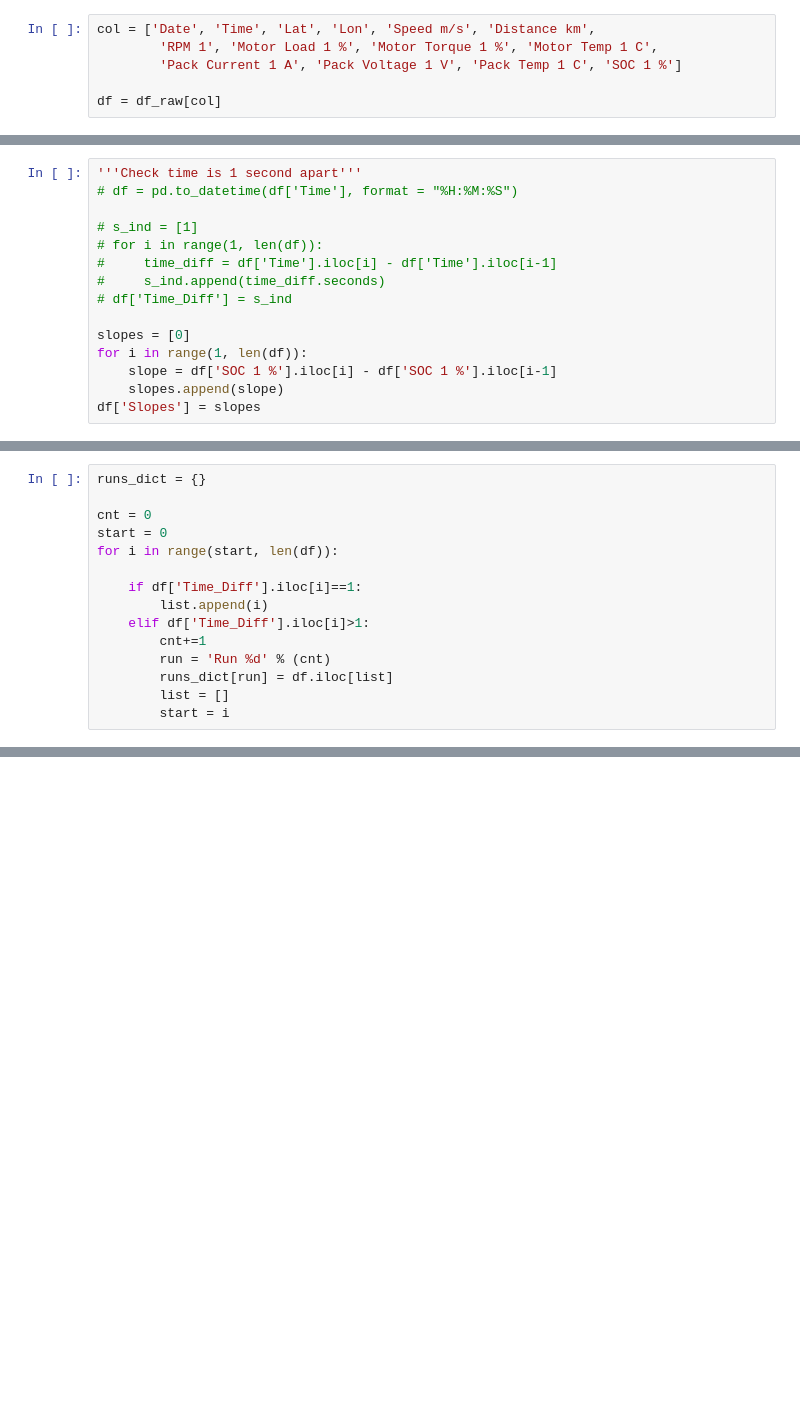
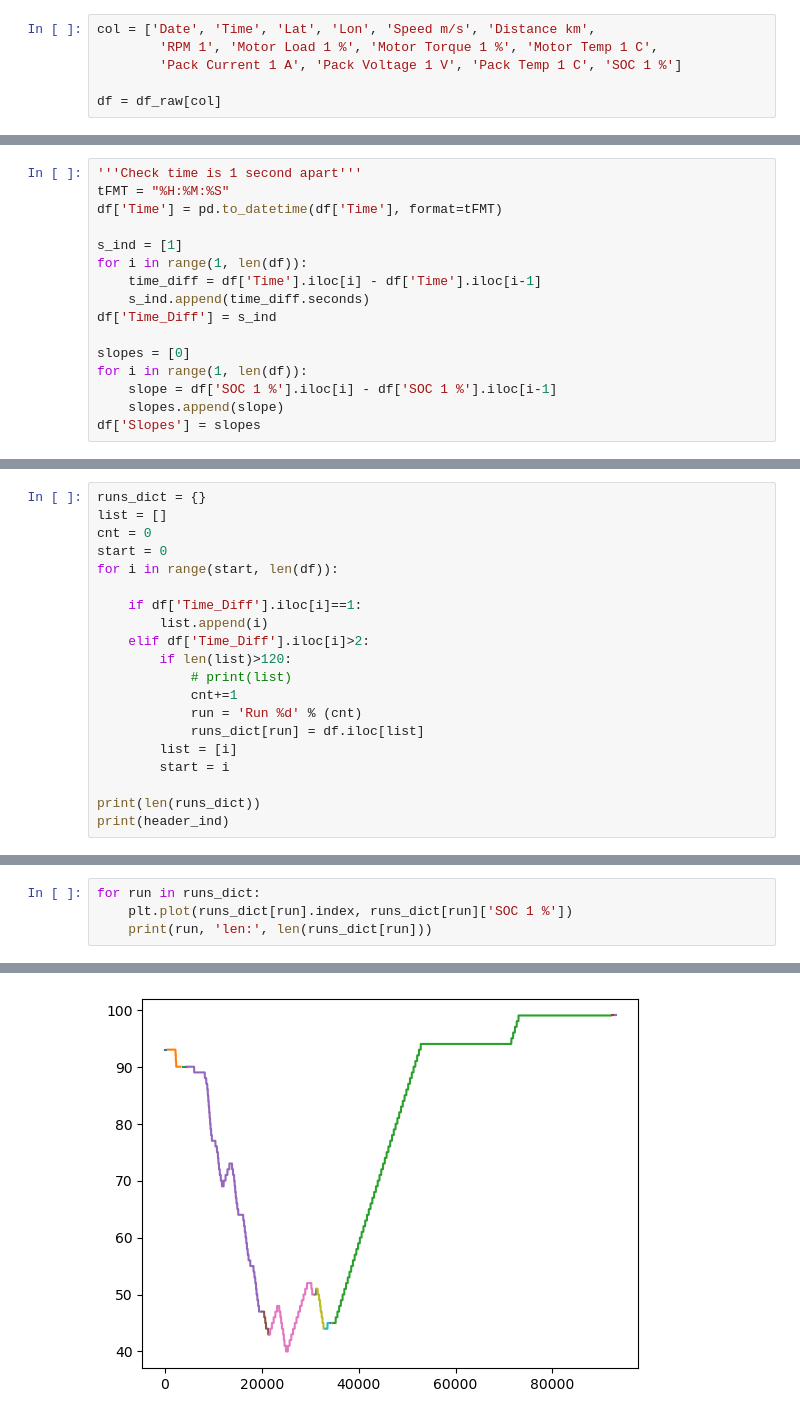
Before and after one commit to eliu420/photon-range-estimator, a Jupyter notebook: dashboard.ipynb, the cells around one changed output, grey strips where cells are left out. Cells and saved outputs as stored; diff of their text form; blank space fills up the shorter version.

```diff
--- a/dashboard.ipynb
+++ b/dashboard.ipynb
@@ -54,13 +58,14 @@ See the caveats in the documentation: https://pandas.pydata.org/pandas-docs/stab
 [figure]
 # %%
 '''Check time is 1 second apart'''
-# df = pd.to_datetime(df['Time'], format = "%H:%M:%S")
+tFMT = "%H:%M:%S"
+df['Time'] = pd.to_datetime(df['Time'], format=tFMT)
 
-# s_ind = [1]
-# for i in range(1, len(df)):
-#     time_diff = df['Time'].iloc[i] - df['Time'].iloc[i-1]
-#     s_ind.append(time_diff.seconds)
-# df['Time_Diff'] = s_ind
+s_ind = [1]
+for i in range(1, len(df)):
+    time_diff = df['Time'].iloc[i] - df['Time'].iloc[i-1]
+    s_ind.append(time_diff.seconds)
+df['Time_Diff'] = s_ind
 
 slopes = [0]
 for i in range(1, len(df)):
@@ -75,16 +90,21 @@ See the caveats in the documentation: https://pandas.pydata.org/pandas-docs/stab
   df['Slopes'] = slopes
 # %%
 runs_dict = {}
-
+list = []
 cnt = 0
 start = 0
 for i in range(start, len(df)):
 
     if df['Time_Diff'].iloc[i]==1:
         list.append(i)
-    elif df['Time_Diff'].iloc[i]>1:
-        cnt+=1
-        run = 'Run %d' % (cnt)
-        runs_dict[run] = df.iloc[list]
-        list = []
+    elif df['Time_Diff'].iloc[i]>2:
+        if len(list)>120:
+            # print(list)
+            cnt+=1
+            run = 'Run %d' % (cnt)
+            runs_dict[run] = df.iloc[list]
+        list = [i]
         start = i
+
+print(len(runs_dict))
+print(header_ind)
@@ -90,0 +114,5 @@ for i in range(start, len(df)):
+# %%
+for run in runs_dict:
+    plt.plot(runs_dict[run].index, runs_dict[run]['SOC 1 %'])
+    print(run, 'len:', len(runs_dict[run]))
+# %% [output]
@@ -90,0 +134 @@ for i in range(start, len(df)):
+[figure, added]
```
Also changed, not shown: parts of 5 cells of this notebook.
